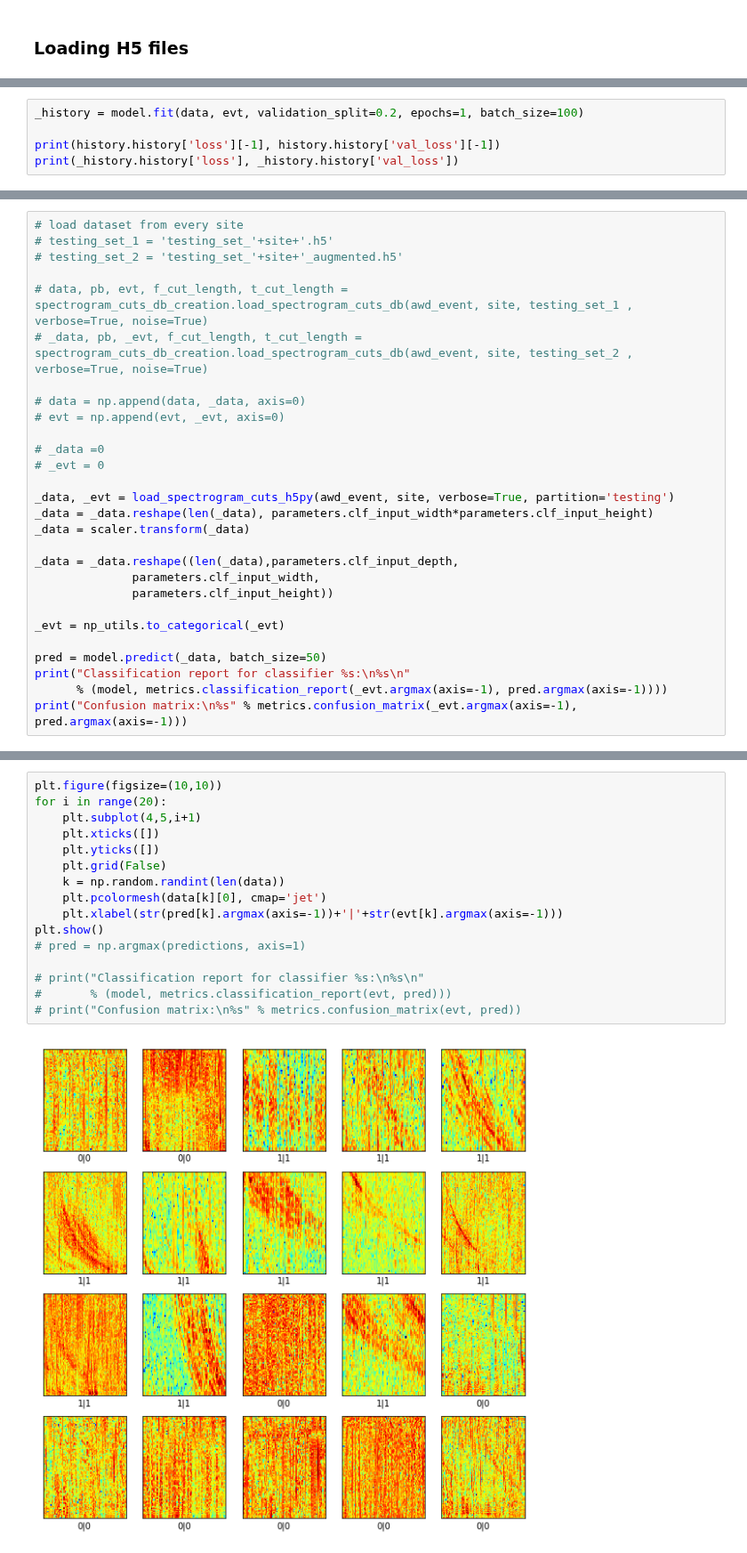
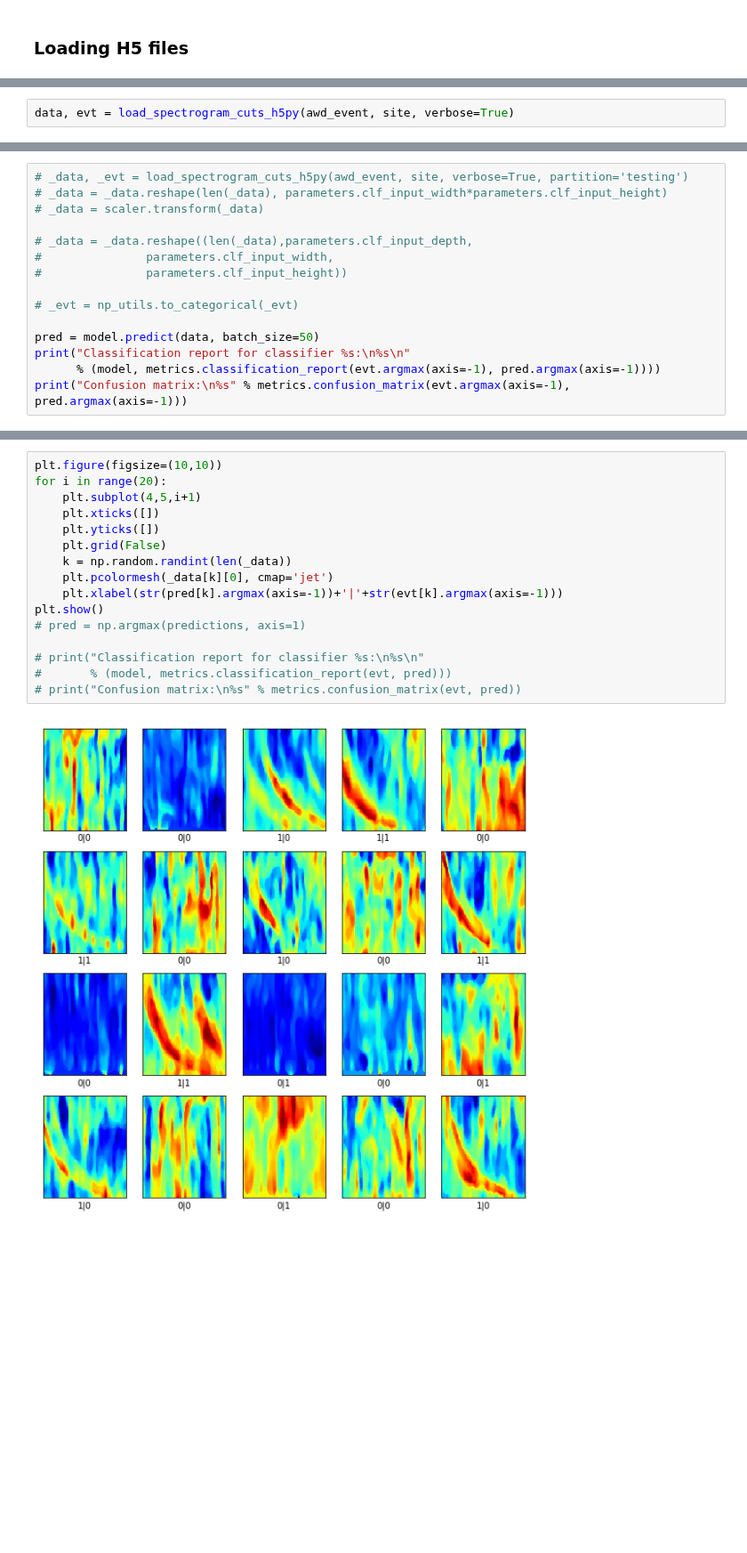
Before and after one commit to Kojey/MSc-whistler-waves-detector, a Jupyter notebook: ipy/experiments/model/conv_net.ipynb, the cells around one changed output, grey strips where cells are left out. Shown at 89% size. Drawn from its saved outputs; the diff is of its cells as text; blank space fills up the shorter version.

```diff
--- a/ipy/experiments/model/conv_net.ipynb
+++ b/ipy/experiments/model/conv_net.ipynb
@@ -76,0 +60,2 @@ Runtime: 20.04 seconds
+# %%
+data, evt = load_spectrogram_cuts_h5py(awd_event, site, verbose=True)
@@ -251,5 +192,0 @@ dict_keys(['val_loss', 'val_acc', 'loss', 'acc'])
-# %%
-_history = model.fit(data, evt, validation_split=0.2, epochs=1, batch_size=100)
-
-print(history.history['loss'][-1], history.history['val_loss'][-1])
-print(_history.history['loss'], _history.history['val_loss'])
@@ -262,29 +261,16 @@ Epoch 1/1
 # %%
-# load dataset from every site
-# testing_set_1 = 'testing_set_'+site+'.h5'
-# testing_set_2 = 'testing_set_'+site+'_augmented.h5'
+# _data, _evt = load_spectrogram_cuts_h5py(awd_event, site, verbose=True, partition='testing')
+# _data = _data.reshape(len(_data), parameters.clf_input_width*parameters.clf_input_height)
+# _data = scaler.transform(_data)
 
-# data, pb, evt, f_cut_length, t_cut_length = spectrogram_cuts_db_creation.load_spectrogram_cuts_db(awd_event, site, testing_set_1 , verbose=True, noise=True)
-# _data, pb, _evt, f_cut_length, t_cut_length = spectrogram_cuts_db_creation.load_spectrogram_cuts_db(awd_event, site, testing_set_2 , verbose=True, noise=True)
+# _data = _data.reshape((len(_data),parameters.clf_input_depth,
+#               parameters.clf_input_width,
+#               parameters.clf_input_height))
 
-# data = np.append(data, _data, axis=0)
-# evt = np.append(evt, _evt, axis=0)
+# _evt = np_utils.to_categorical(_evt)
 
-# _data =0
-# _evt = 0
-
-_data, _evt = load_spectrogram_cuts_h5py(awd_event, site, verbose=True, partition='testing')
-_data = _data.reshape(len(_data), parameters.clf_input_width*parameters.clf_input_height)
-_data = scaler.transform(_data)
-
-_data = _data.reshape((len(_data),parameters.clf_input_depth,
-              parameters.clf_input_width,
-              parameters.clf_input_height))
-
-_evt = np_utils.to_categorical(_evt)
-
-pred = model.predict(_data, batch_size=50)
+pred = model.predict(data, batch_size=50)
 print("Classification report for classifier %s:\n%s\n"
-      % (model, metrics.classification_report(_evt.argmax(axis=-1), pred.argmax(axis=-1))))
-print("Confusion matrix:\n%s" % metrics.confusion_matrix(_evt.argmax(axis=-1), pred.argmax(axis=-1)))
+      % (model, metrics.classification_report(evt.argmax(axis=-1), pred.argmax(axis=-1))))
+print("Confusion matrix:\n%s" % metrics.confusion_matrix(evt.argmax(axis=-1), pred.argmax(axis=-1)))
 # %% [output]
@@ -308,18 +339,18 @@ Confusion matrix:
 # %%
 plt.figure(figsize=(10,10))
 for i in range(20):
     plt.subplot(4,5,i+1)
     plt.xticks([])
     plt.yticks([])
     plt.grid(False)
-    k = np.random.randint(len(data))
-    plt.pcolormesh(data[k][0], cmap='jet')
+    k = np.random.randint(len(_data))
+    plt.pcolormesh(_data[k][0], cmap='jet')
     plt.xlabel(str(pred[k].argmax(axis=-1))+'|'+str(evt[k].argmax(axis=-1)))
 plt.show()
 # pred = np.argmax(predictions, axis=1)
 
 # print("Classification report for classifier %s:\n%s\n"
 #       % (model, metrics.classification_report(evt, pred)))
 # print("Confusion matrix:\n%s" % metrics.confusion_matrix(evt, pred))
 # %% [output]
-[figure, old version]
+[figure, new version]
```
Also changed, not shown: parts of 15 cells of this notebook, 10 other files.
